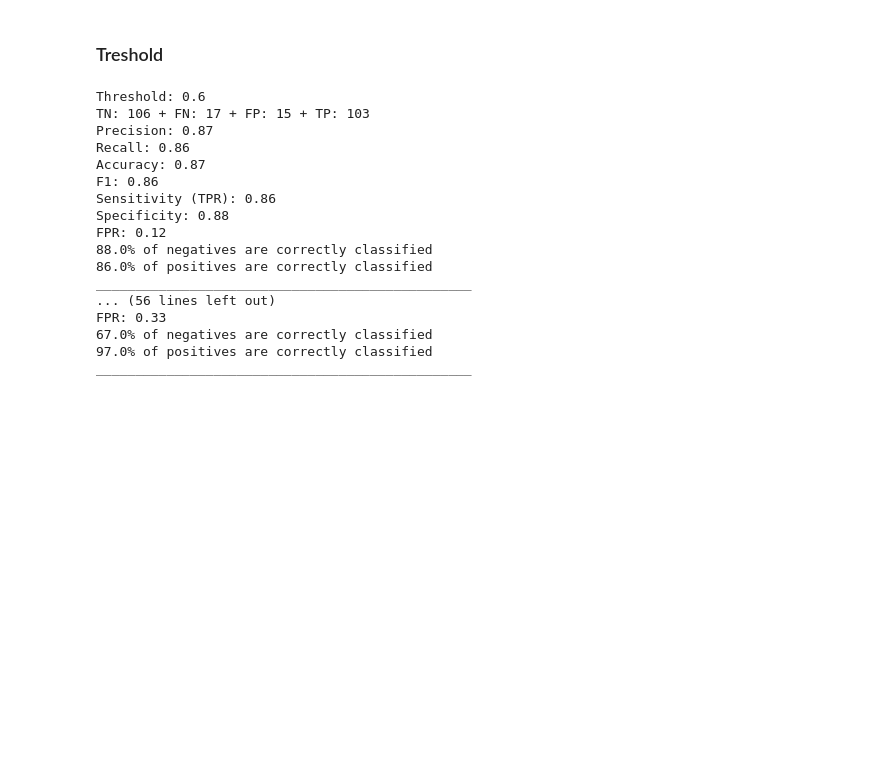
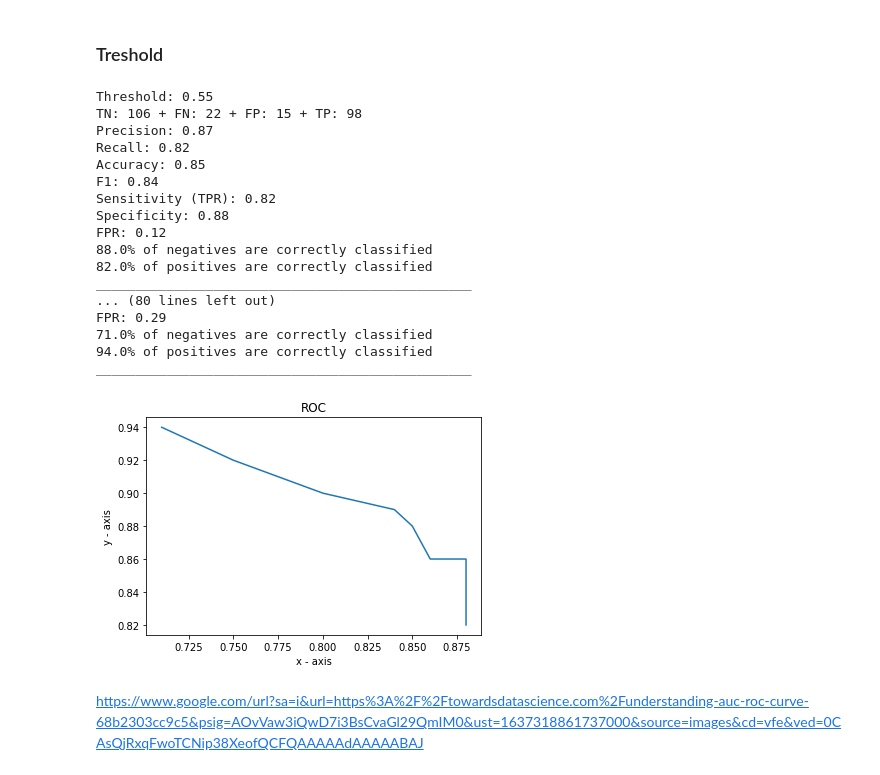
Before and after one commit to gi-ux/BachelorProject, a Jupyter notebook: notebook/misc/Process_Tweets.ipynb, the cells around one changed output. Cells and saved outputs as stored; diff of their text form; code cells hidden in the pictures; blank space fills up the shorter version.

```diff
--- a/notebook/misc/Process_Tweets.ipynb
+++ b/notebook/misc/Process_Tweets.ipynb
@@ -607,28 +607,48 @@ def threshold_calculate(threshold):
     print(f"{(1-fpr)*100}% of negatives are correctly classified")
     print(f"{recall*100}% of positives are correctly classified")
     print("________________________________________________")
+    return (specificity, recall)
 # %%
-threshold_calculate(0.6)
-threshold_calculate(0.7)
-threshold_calculate(0.8)
-threshold_calculate(0.85)
-threshold_calculate(0.9)
-threshold_calculate(0.95)
+xy = []
+xy.append(threshold_calculate(0.55))
+xy.append(threshold_calculate(0.6))
+xy.append(threshold_calculate(0.65))
+xy.append(threshold_calculate(0.7))
+xy.append(threshold_calculate(0.75))
+xy.append(threshold_calculate(0.8))
+xy.append(threshold_calculate(0.85))
+xy.append(threshold_calculate(0.9))
 # %% [output]
-Threshold: 0.6
-TN: 106 + FN: 17 + FP: 15 + TP: 103
+Threshold: 0.55
+TN: 106 + FN: 22 + FP: 15 + TP: 98
 Precision: 0.87
-Recall: 0.86
-Accuracy: 0.87
-F1: 0.86
-Sensitivity (TPR): 0.86
+Recall: 0.82
+Accuracy: 0.85
+F1: 0.84
+Sensitivity (TPR): 0.82
 Specificity: 0.88
 FPR: 0.12
 88.0% of negatives are correctly classified
-86.0% of positives are correctly classified
+82.0% of positives are correctly classified
 ________________________________________________
-... (56 lines left out)
-FPR: 0.33
-67.0% of negatives are correctly classified
-97.0% of positives are correctly classified
+... (80 lines left out)
+FPR: 0.29
+71.0% of negatives are correctly classified
+94.0% of positives are correctly classified
 ________________________________________________
+# %%
+x = []
+y = []
+for i in xy:
+    x.append(i[0])
+    y.append(i[1])
+# %%
+plt.plot(x, y)
+plt.xlabel('x - axis')
+plt.ylabel('y - axis')
+plt.title('ROC')
+plt.show()
+# %% [output]
+[figure, added]
+# %% [markdown]
+https://www.google.com/url?sa=i&url=https%3A%2F%2Ftowardsdatascience.com%2Funderstanding-auc-roc-curve-68b2303cc9c5&psig=AOvVaw3iQwD7i3BsCvaGl29QmIM0&ust=1637318861737000&source=images&cd=vfe&ved=0CAsQjRxqFwoTCNip38XeofQCFQAAAAAdAAAAABAJ
```
Also changed, not shown: 3 other files.
